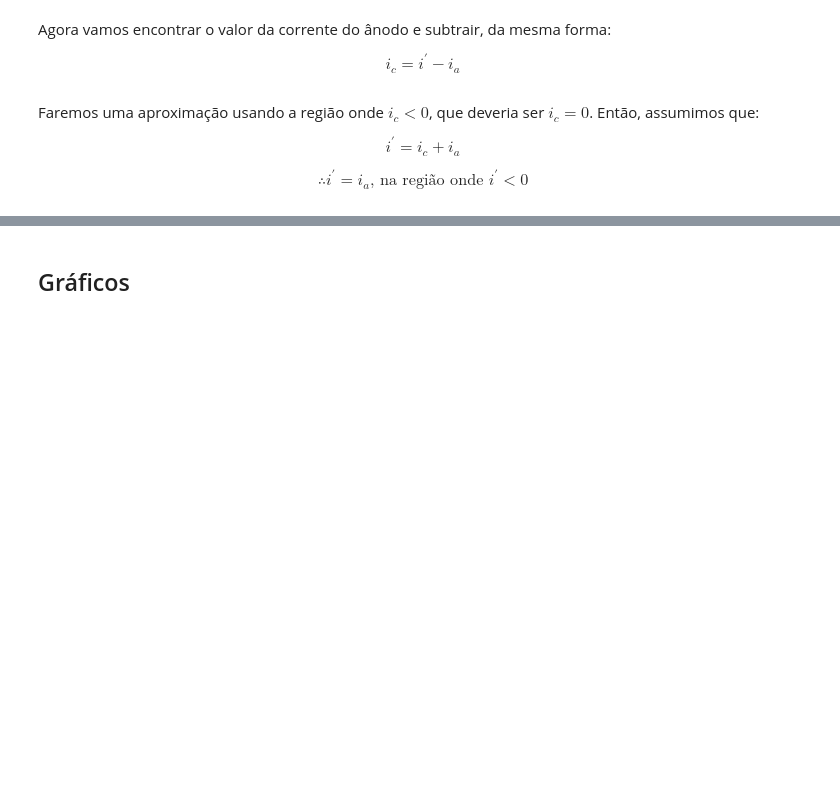
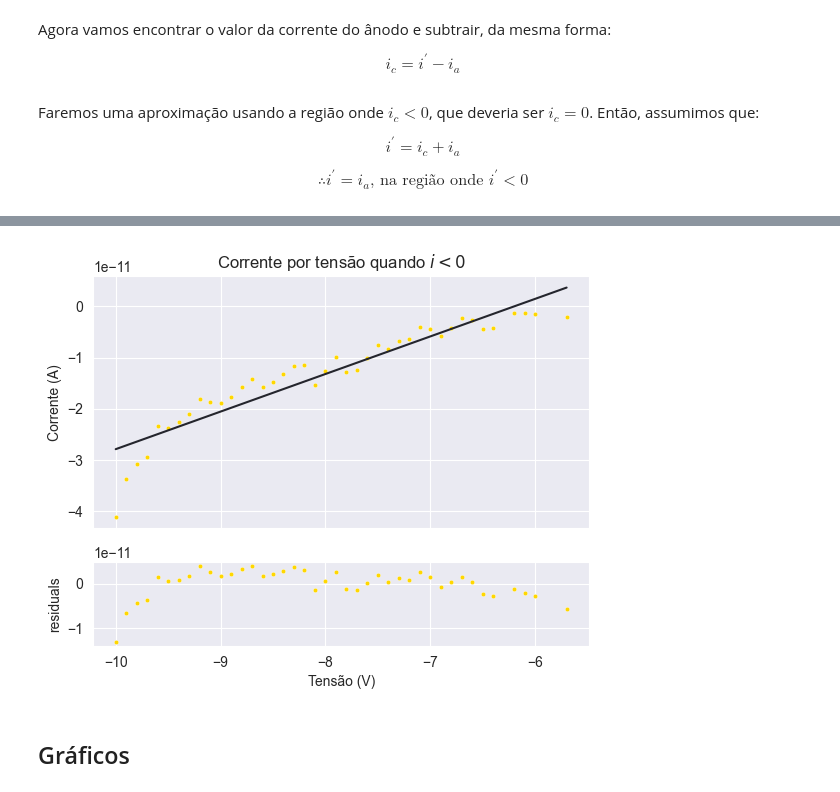
Before and after one commit to desenfados-digitais/lab_V, a Jupyter notebook: Exp1/analise.ipynb, the cells around one changed output, grey strips where cells are left out. Drawn from its saved outputs; the diff is of its cells as text; code cells hidden in the pictures; blank space fills up the shorter version.

```diff
--- a/Exp1/analise.ipynb
+++ b/Exp1/analise.ipynb
@@ -92,0 +120,2 @@ sns.lineplot(x=Ultra['V'], y=Ultra[Ultra['i'] < 0]['i'])
+# %%
+fit1, cov1 = scp.curve_fit(lfunc, Amarelo[Amarelo['i']<0]['V'], Amarelo[Amarelo['i']<0]['i'])
@@ -112,3 +154,14 @@ $$\log(|i_a|) = \log(A) - B\cdot V$$
+# %%
+ep.residual_plot(Amarelo[Amarelo['i']<0]['V'],
+                  Amarelo[Amarelo['i']<0]['i'],
+                lfunc,
+                fit1,
+                r'Corrente por tensão quando $i<0$',
+                points_color='gold',
+                x_title='Tensão (V)',
+                y_title='Corrente (A)')
+# %% [output]
+[figure, added]
 # %% [markdown]
 ## Gráficos
 # %%
```
Also changed, not shown: parts of 17 cells of this notebook, 10 other files.
